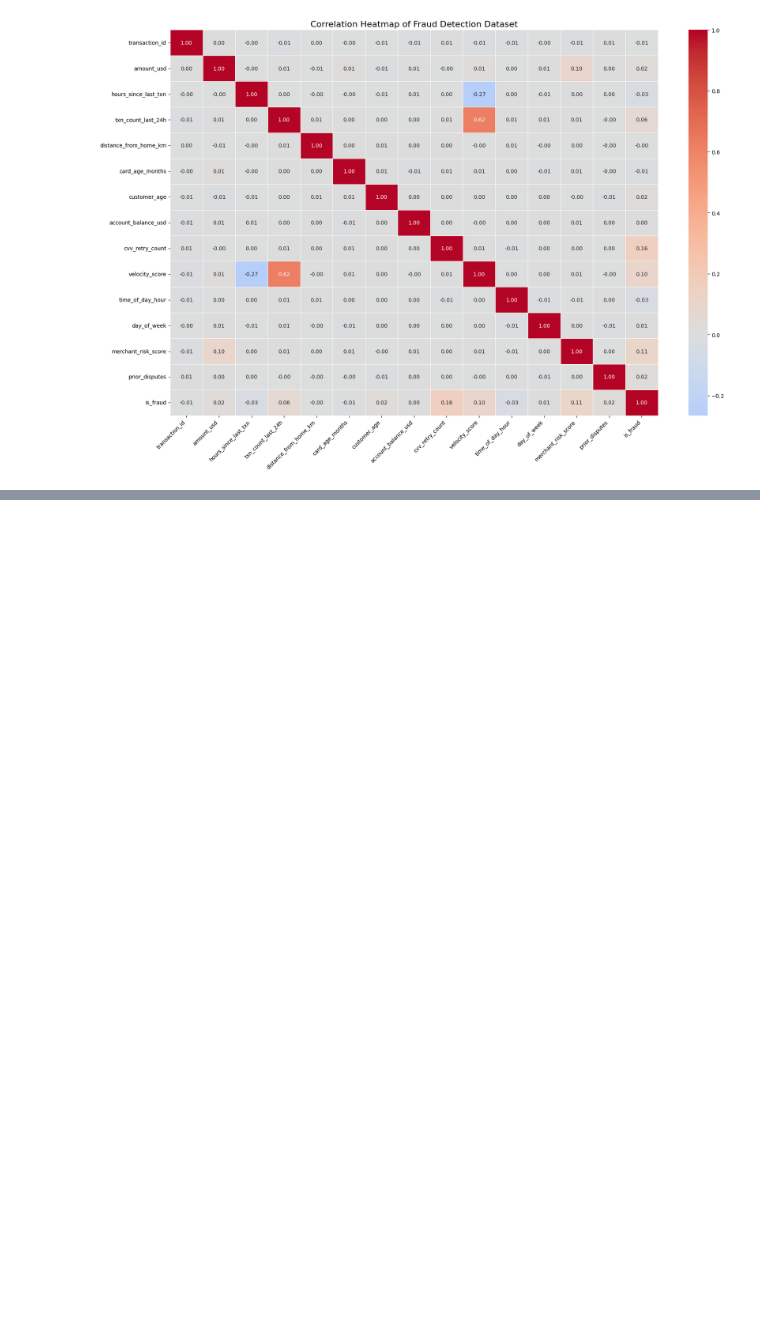
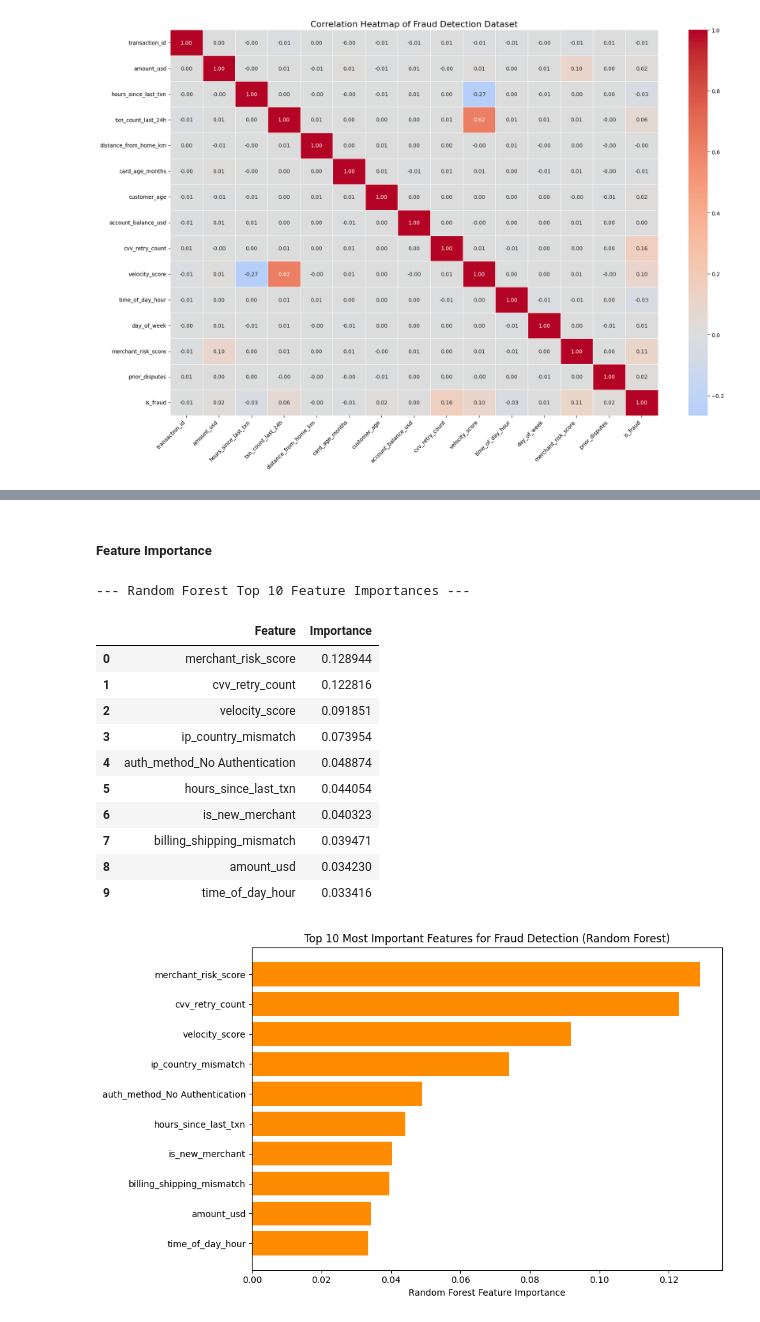
Before and after one commit to vireona/Credit-Card-Fraud-Detection, a Jupyter notebook: credit_card_fraud_detection.ipynb, the cells around one changed output, grey strips where cells are left out. Drawn from its saved outputs; the diff is of its cells as text; code cells hidden in the pictures; blank space fills up the shorter version.

```diff
--- a/credit_card_fraud_detection.ipynb
+++ b/credit_card_fraud_detection.ipynb
@@ -111,0 +246,16 @@ plt.show()
+# %%
+# Define your categorical columns
+categorical_cols = [
+    'merchant_category',
+    'card_type',
+    'auth_method',
+    'channel',
+    'device_type'
+]
+
+# Loop through each categorical column and print unique values & counts
+for col in categorical_cols:
+    if col in df.columns:
+        print(f"=== {col} ({df[col].nunique()} unique values) ===")
+        print(df[col].value_counts(dropna=False))
+        print("\n" + "-"*40 + "\n")
@@ -111,0 +446,46 @@ plt.show()
+# %% [markdown]
+##### Feature Importance
+# %%
+import matplotlib.pyplot as plt
+import pandas as pd
+
+# 1. Get feature names from the preprocessor & importances
+feature_names = preprocessor.get_feature_names_out()
+importances = rf_model.feature_importances_
+
+# 2. Create a dataframe and clean up names
+rf_imp_df = pd.DataFrame({
+    'Feature': feature_names,
+    'Importance': importances
+}).sort_values(by='Importance', ascending=False).reset_index(drop=True)
+
+rf_imp_df['Feature'] = rf_imp_df['Feature'].str.replace(
+    r'^(cat__|bool__|remainder__)', '', regex=True)
+
+# 3. Display the top 10 as a table
+print("--- Random Forest Top 10 Feature Importances ---")
+display(rf_imp_df.head(10))
+
+# 4. Plot top 10
+plt.figure(figsize=(10, 6))
+top_rf = rf_imp_df.head(10)
+plt.barh(top_rf['Feature'][::-1], top_rf['Importance']
+         [::-1], color='darkorange')
+plt.xlabel("Random Forest Feature Importance")
+plt.title("Top 10 Most Important Features for Fraud Detection (Random Forest)")
+plt.tight_layout()
+plt.show()
+# %% [output]
+--- Random Forest Top 10 Feature Importances ---
+|  | Feature | Importance |
+| 0 | merchant_risk_score | 0.128944 |
+| 1 | cvv_retry_count | 0.122816 |
+| 2 | velocity_score | 0.091851 |
+| 3 | ip_country_mismatch | 0.073954 |
+| 4 | auth_method_No Authentication | 0.048874 |
+| 5 | hours_since_last_txn | 0.044054 |
+| 6 | is_new_merchant | 0.040323 |
+| 7 | billing_shipping_mismatch | 0.039471 |
+| 8 | amount_usd | 0.034230 |
+| 9 | time_of_day_hour | 0.033416 |
+[figure, added]
```
Also changed, not shown: parts of 43 cells of this notebook, 5 other files.
